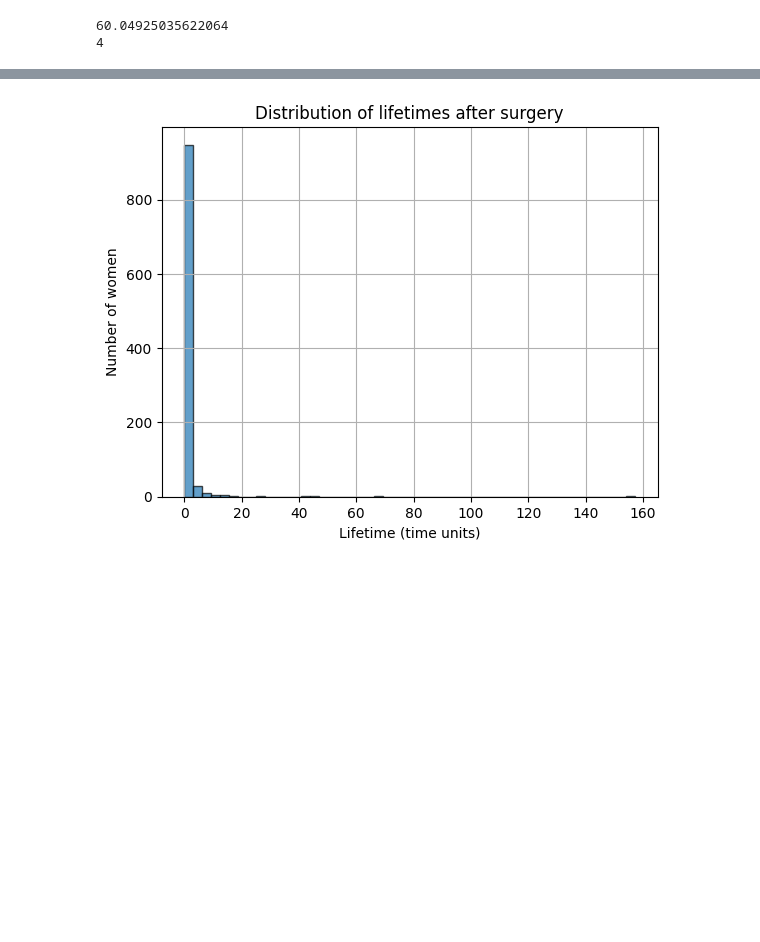
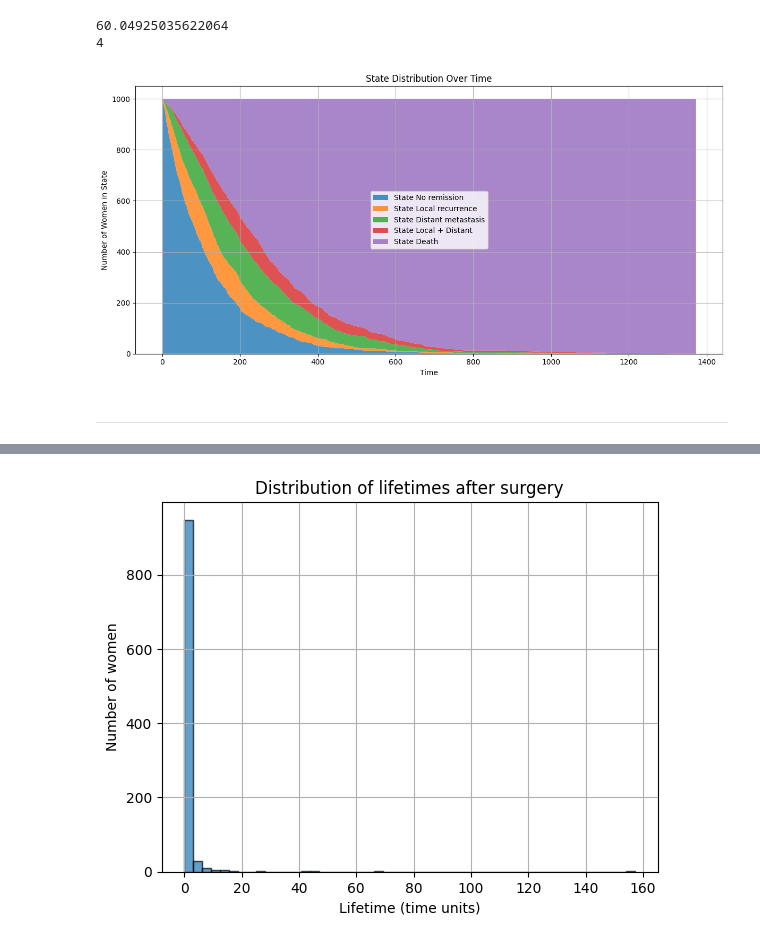
Before and after one commit to AntonJorg/stochastic_simulation, a Jupyter notebook: project1/Part2.ipynb, the cells around one changed output, grey strips where cells are left out. Cells and saved outputs as stored; diff of their text form; code cells hidden in the pictures; blank space fills up the shorter version.

```diff
--- a/project1/Part2.ipynb
+++ b/project1/Part2.ipynb
@@ -46,3 +46,68 @@ print(np.random.choice([0, 1, 2, 3, 4], p=P[2]))
 # %% [output]
 60.04925035622064
 4
+# %%
+def simulate_breast_cancer(womens: int):
+    transitions = [[] for _ in range(womens)]  # Initialize transitions for each
+    for woman in tqdm(range(womens), desc="Simulating breast cancer transitions"):
+        state = 0
+        t = 0.0
+        while state < 4:
+            time_to_next = np.random.exponential(q[state])
+            next_state = np.random.choice(5, p=P[state])
+            transitions[woman].append((t, state))
+
+            t += time_to_next
+            state = next_state
+        transitions[woman].append((t, state))
+
+    return transitions
+
+np.random.seed(42)  # For reproducibility
+results = simulate_breast_cancer(1000)
+# %%
+def construct_timeline(transitions):
+    all_times = sorted({t for woman in transitions for (t, _) in woman})
+
+    state_counts = np.zeros((len(all_times), 5))  # 5 states
+
+    for woman in transitions:
+        for i in range(len(woman) - 1):
+            t_start, state = woman[i]
+            t_end = woman[i+1][0]
+            for j, t in enumerate(all_times):
+                if t_start <= t < t_end:
+                    state_counts[j, state] += 1
+
+        # For final absorbing state
+        t_final, final_state = woman[-1]
+        for j, t in enumerate(all_times):
+            if t >= t_final:
+                state_counts[j, final_state] += 1
+
+    return all_times, state_counts
+
+def plot_timeline(all_times, state_counts):
+    labels = [
+        "No remission",
+        "Local recurrence",
+        "Distant metastasis",
+        "Local + Distant",
+        "Death",
+    ]
+    plt.figure(figsize=(12, 6))
+    plt.stackplot(all_times, state_counts.T, labels=[f"State {s}" for s in labels], alpha=0.8)
+    plt.xlabel("Time")
+    plt.ylabel("Number of Women in State")
+    plt.title("State Distribution Over Time")
+    plt.legend()
+    plt.grid(True)
+    plt.tight_layout()
+    plt.show()
+
+args = construct_timeline(results)
+plot_timeline(*args)
+# %% [output]
+[figure, added]
+# %% [markdown]
+-------
```
Also changed, not shown: parts of 2 cells of this notebook.
